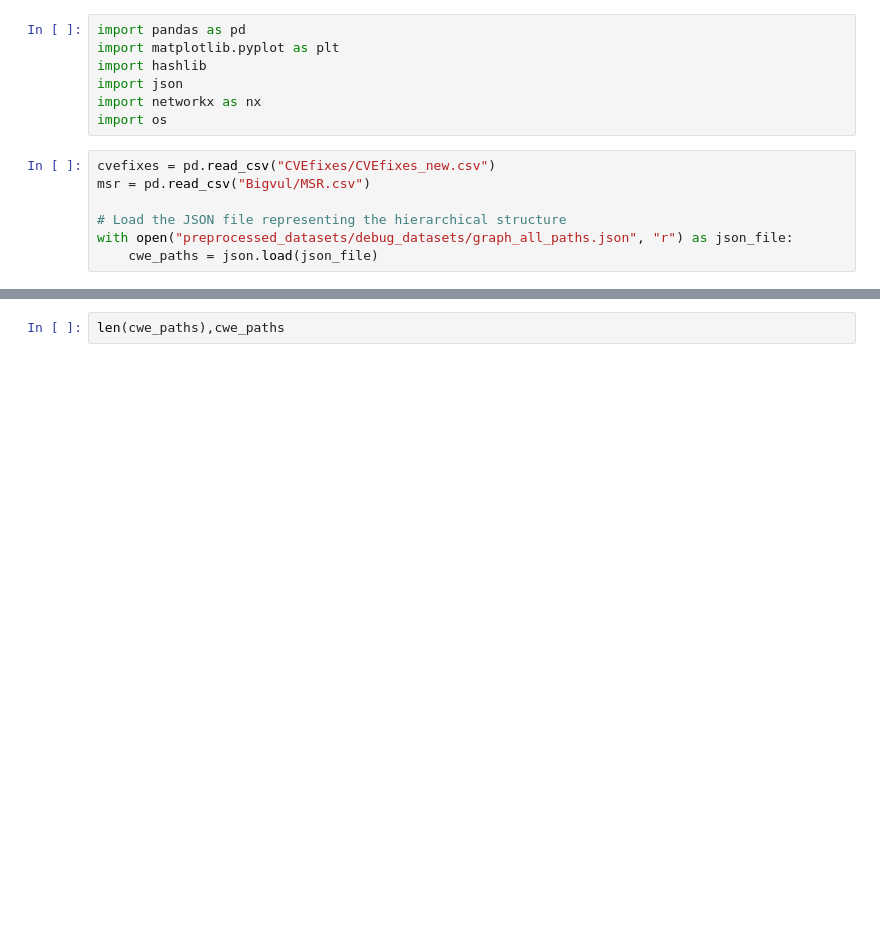
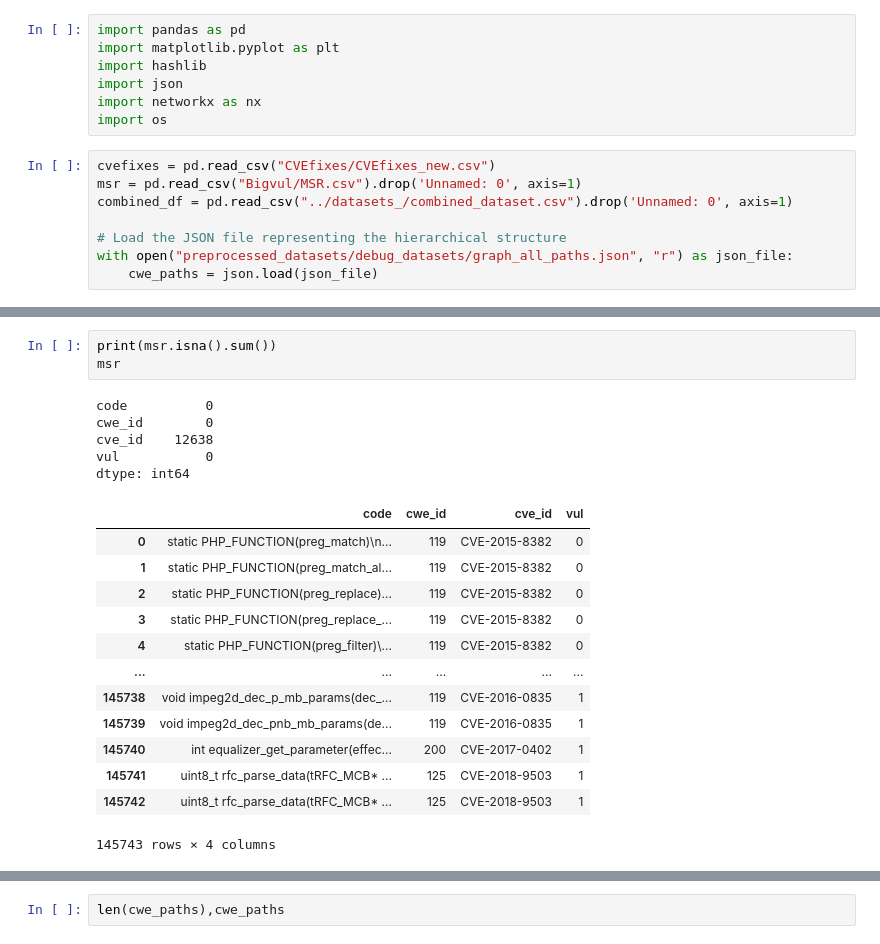
Before and after one commit to seunghee6022/TransVulDet, a Jupyter notebook: data_preprocessing/assign_cwes_and_split_datasets.ipynb, the cells around one changed output, grey strips where cells are left out. Saved outputs shown, nothing was run; the diff lists cells and outputs as text; blank space fills up the shorter version.

```diff
--- a/data_preprocessing/assign_cwes_and_split_datasets.ipynb
+++ b/data_preprocessing/assign_cwes_and_split_datasets.ipynb
@@ -7,7 +7,8 @@ import networkx as nx
 import os
 # %%
 cvefixes = pd.read_csv("CVEfixes/CVEfixes_new.csv")
-msr = pd.read_csv("Bigvul/MSR.csv")
+msr = pd.read_csv("Bigvul/MSR.csv").drop('Unnamed: 0', axis=1)
+combined_df = pd.read_csv("../datasets_/combined_dataset.csv").drop('Unnamed: 0', axis=1)
 
 # Load the JSON file representing the hierarchical structure
 with open("preprocessed_datasets/debug_datasets/graph_all_paths.json", "r") as json_file:
@@ -14,0 +38,22 @@ with open("preprocessed_datasets/debug_datasets/graph_all_paths.json", "r") as j
+# %%
+print(msr.isna().sum())
+msr
+# %% [output]
+code          0
+cwe_id        0
+cve_id    12638
+vul           0
+dtype: int64
+|  | code | cwe_id | cve_id | vul |
+| 0 | static PHP_FUNCTION(preg_match)\n... | 119 | CVE-2015-8382 | 0 |
+| 1 | static PHP_FUNCTION(preg_match_al... | 119 | CVE-2015-8382 | 0 |
+| 2 | static PHP_FUNCTION(preg_replace)... | 119 | CVE-2015-8382 | 0 |
+| 3 | static PHP_FUNCTION(preg_replace_... | 119 | CVE-2015-8382 | 0 |
+| 4 | static PHP_FUNCTION(preg_filter)\... | 119 | CVE-2015-8382 | 0 |
+| ... | ... | ... | ... | ... |
+| 145738 | void impeg2d_dec_p_mb_params(dec_... | 119 | CVE-2016-0835 | 1 |
+| 145739 | void impeg2d_dec_pnb_mb_params(de... | 119 | CVE-2016-0835 | 1 |
+| 145740 | int equalizer_get_parameter(effec... | 200 | CVE-2017-0402 | 1 |
+| 145741 | uint8_t rfc_parse_data(tRFC_MCB* ... | 125 | CVE-2018-9503 | 1 |
+| 145742 | uint8_t rfc_parse_data(tRFC_MCB* ... | 125 | CVE-2018-9503 | 1 |
+145743 rows × 4 columns
```
Also changed, not shown: parts of 31 cells of this notebook, 7 other files.
